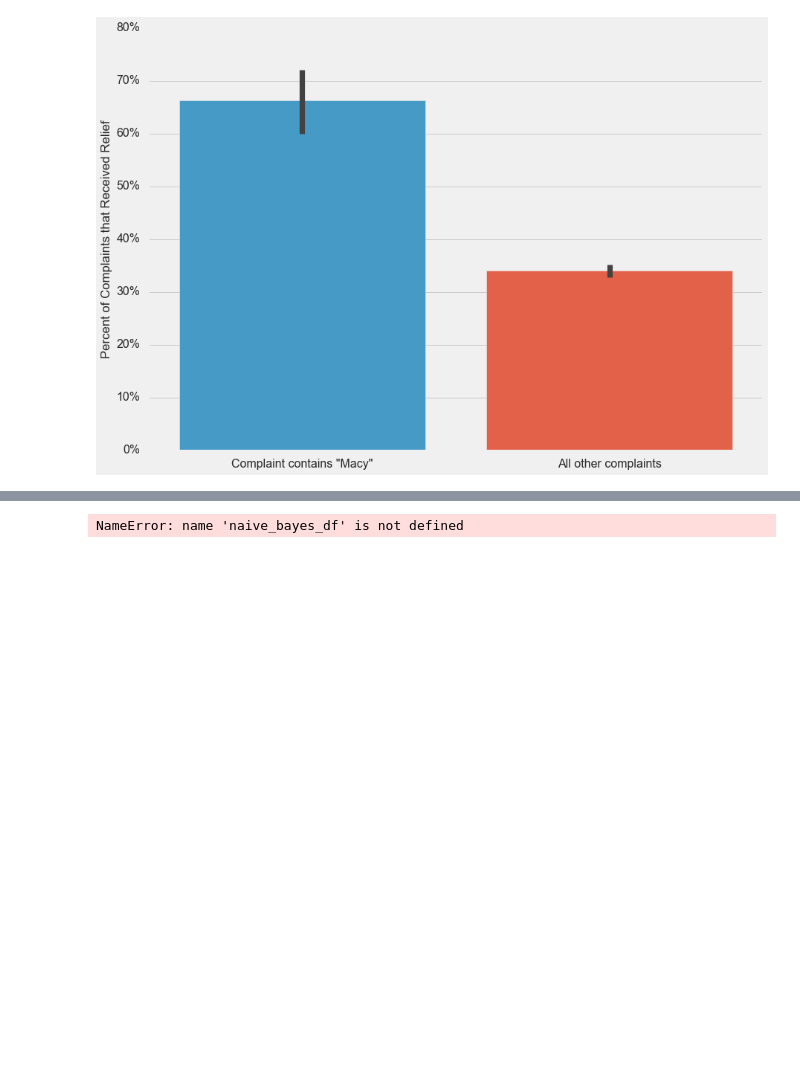
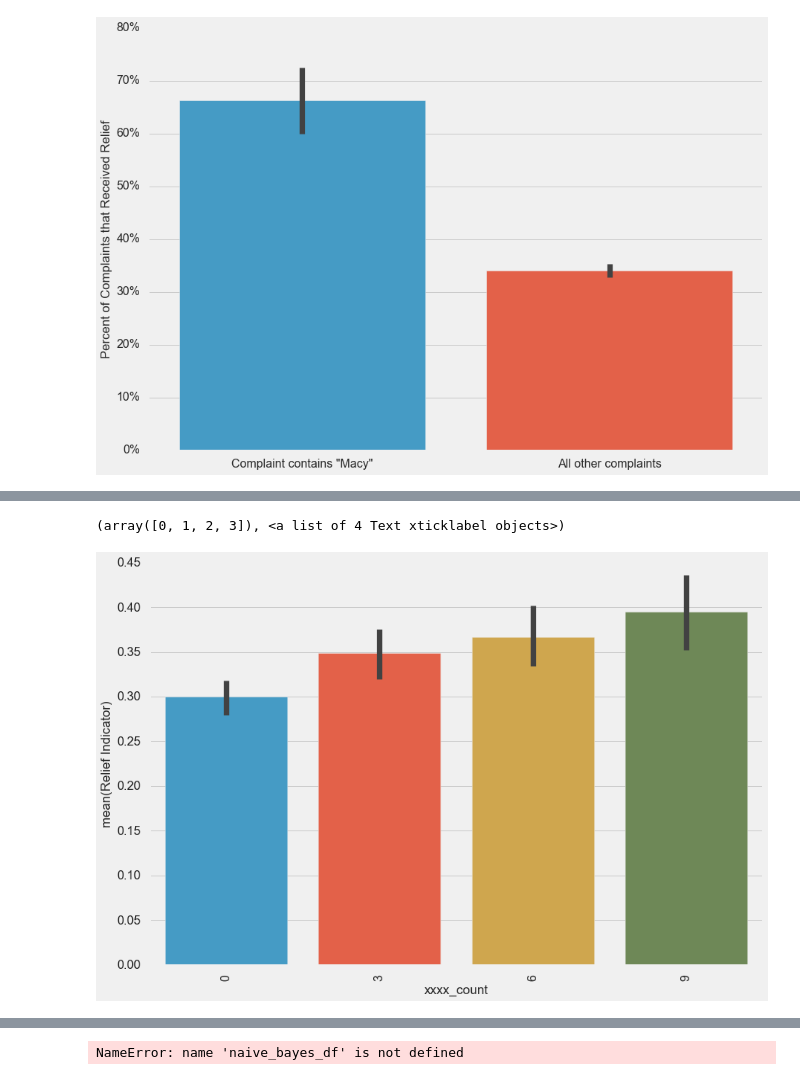
Before and after one commit to HipHoff/HipHoff, a Jupyter notebook: CFPB Complaints/Munging and Analysis.ipynb, the cells around one changed output, grey strips where cells are left out. Drawn from its saved outputs; the diff is of its cells as text; code cells hidden in the pictures; blank space fills up the shorter version.

```diff
--- a/CFPB Complaints/Munging and Analysis.ipynb
+++ b/CFPB Complaints/Munging and Analysis.ipynb
@@ -55,0 +56,23 @@ with plt.style.context('ggplot'):
+# %%
+# Redo analysis without high-xxxx complaints
+credit_card_df_wo_high_xxxx = credit_card_df.copy()
+
+complaints_wo_high_xxxx = credit_card_df_wo_high_xxxx['Consumer complaint narrative'].values
+
+vect_wo_high_xxxx = CountVectorizer(ngram_range=(1,3), stop_words='english')
+
+X_words_wo_high_xxxx = vect_wo_high_xxxx.fit_transform(complaints_wo_high_xxxx)
+words_wo_high_xxxx = vect_wo_high_xxxx.get_feature_names()
+
+y_wo_high_xxxx = [int(x) for x in credit_card_df_wo_high_xxxx['Relief Indicator'].values]
+
+clf_wo_high_xxxx = MultinomialNB(alpha=0)
+clf_wo_high_xxxx.fit(X_words_wo_high_xxxx,y_wo_high_xxxx)
+
+likelihood_df_wo_high_xxxx = pd.DataFrame(clf_wo_high_xxxx.feature_log_prob_.transpose(),
+                                          columns=['NoRelief', 'Relief'], index=words_wo_high_xxxx)
+
+likelihood_df_wo_high_xxxx['Percent More Likely to Get Relief'] = likelihood_df_wo_high_xxxx.eval('100 * (exp(Relief) - exp(NoRelief))')
+bottom_15_wo_high_xxxx = likelihood_df_wo_high_xxxx['Percent More Likely to Get Relief'].sort_values(ascending=False)
+
+bottom_15_wo_high_xxxx
@@ -216,0 +303,6 @@ Name: Company, dtype: int64
+# %%
+sns.barplot(x=credit_card_df_wo_high_xxxx['xxxx_count'], y=credit_card_df_wo_high_xxxx['Relief Indicator'])
+plt.xticks(rotation='vertical')
+# %% [output]
+(array([0, 1, 2, 3]), <a list of 4 Text xticklabel objects>)
+[figure, added]
```
Also changed, not shown: parts of 18 cells of this notebook, 14 other files.
